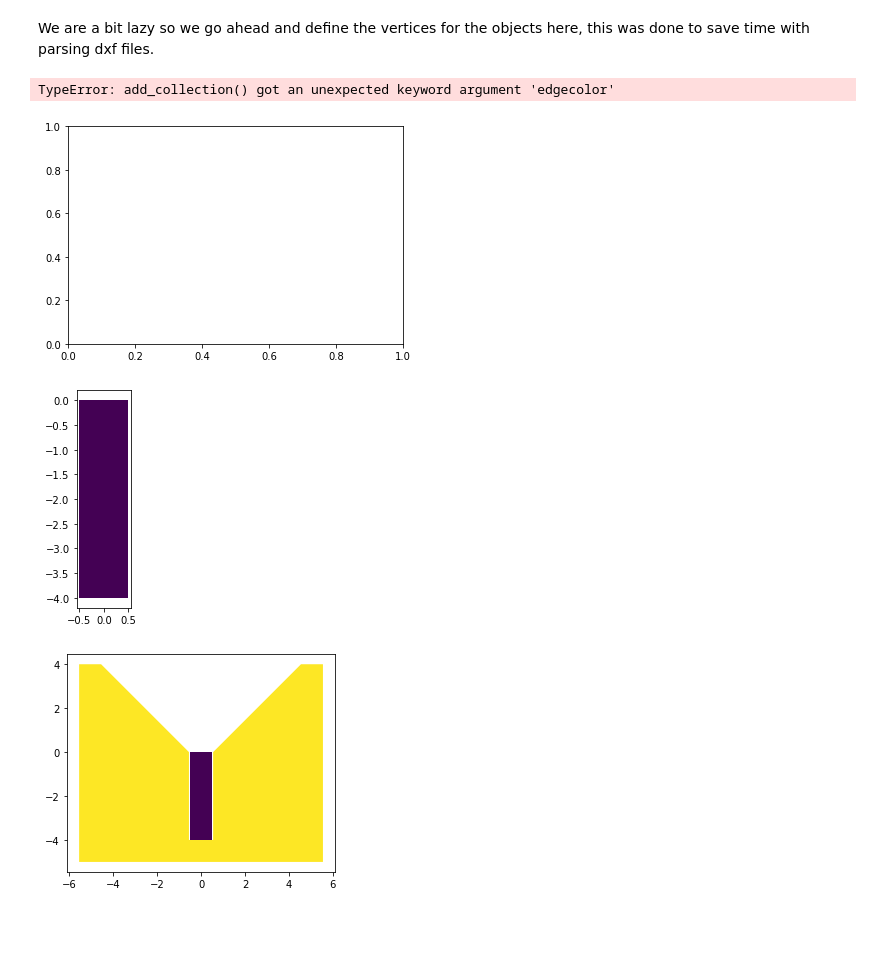
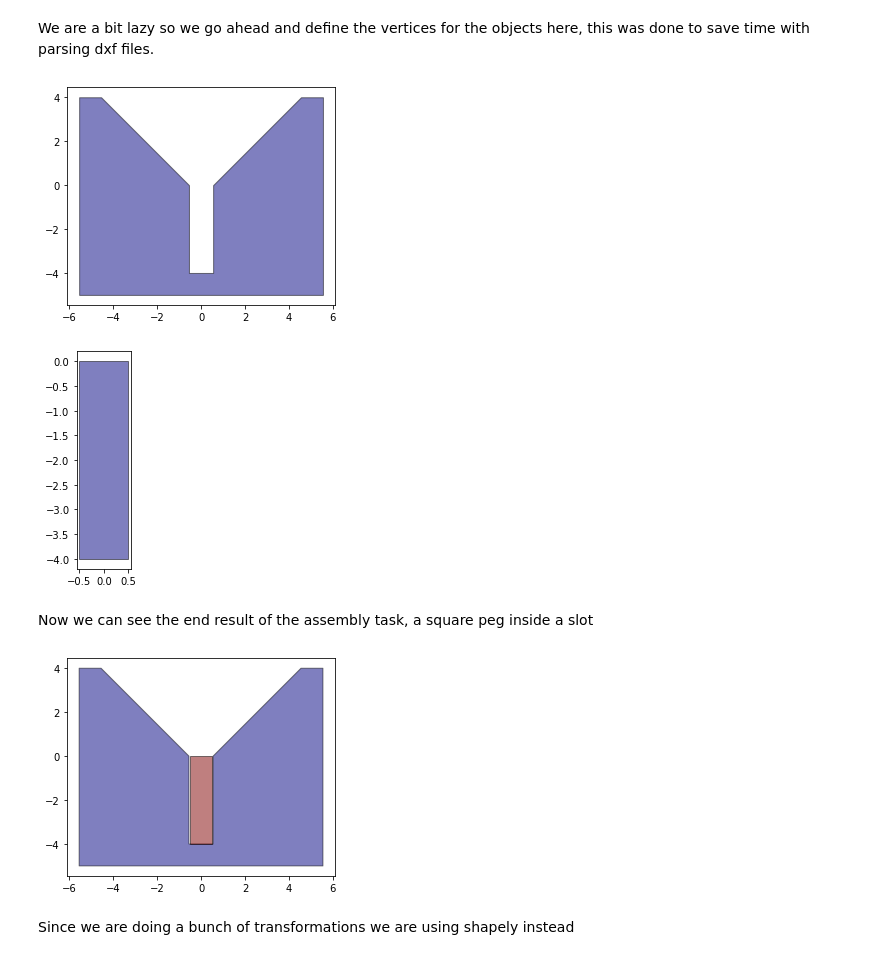
Before and after one commit to fernardz/ContactStateGeneration, a Jupyter notebook: Pt1 Contact States/Investigation.ipynb, the cells around one changed output. Saved outputs shown, nothing was run; the diff lists cells and outputs as text; code cells hidden in the pictures; blank space fills up the shorter version.

```diff
--- a/Pt1 Contact States/Investigation.ipynb
+++ b/Pt1 Contact States/Investigation.ipynb
@@ -31,37 +32,46 @@ thresh=1.0e-3
 # Convinience plotting function
 def plot_poly(objs_disp):
   fig, ax = plt.subplots()
+
   patches=[]
   for poly in objs_disp:
     patches.append(poly)
-  colors = 100 * np.random.rand(len(patches))
-  p=PatchCollection(patches, edgecolor="k")
+  p=PatchCollection(patches, edgecolor="k", alpha=0.5, cmap=mcm.jet)
+  colors = 100*np.random.random(len(patches))
   p.set_array(colors)
   ax.add_collection(p)
   ax.autoscale_view()
   ax.set_aspect('equal','box')
   plt.show()
+
+
+def plot_shape(shapes):
+  fig, ax = plt.subplots()
+  for shape in shapes:
+    ax.add_patch(shape)
+  ax.autoscale_view()
+  ax.set_aspect('equal','box')
+  plt.show()
 # %% [markdown]
 We are a bit lazy so we go ahead and define the vertices for the objects here, this was done to save time with parsing dxf files.
 # %%
 VertA=np.array([
 [-5.55, 4],
 [-5.55, -5],
 [5.55, -5],
 [5.55, 4 ],
 [4.55, 4],
 [0.55, 0],
 [0.55, -4],
 [-0.55, -4],
 [-0.55, 0],
 [-4.55, 4 ]
 ])
 
-figObjA=mpatches.Polygon(VertA, edgecolor='k', lw=2)
+figObjA=mpatches.Polygon(VertA)
 plot_poly([figObjA])
 # %% [output]
-TypeError: add_collection() got an unexpected keyword argument 'edgecolor'
-[figure, old version]
+[figure, new version]
 # %%
 VertB=[
 [0.5, -4],
@@ -73,8 +83,12 @@ VertB=[
 figObjB=mpatches.Polygon(VertB)
 plot_poly([figObjB])
 # %% [output]
-[figure, old version]
+[figure, new version]
+# %% [markdown]
+Now we can see the end result of the assembly task, a square peg inside a slot
 # %%
 plot_poly([figObjA, figObjB])
 # %% [output]
-[figure, old version]
+[figure, new version]
+# %% [markdown]
+Since we are doing a bunch of transformations we are using shapely instead
```
Also changed, not shown: parts of 12 cells of this notebook.
